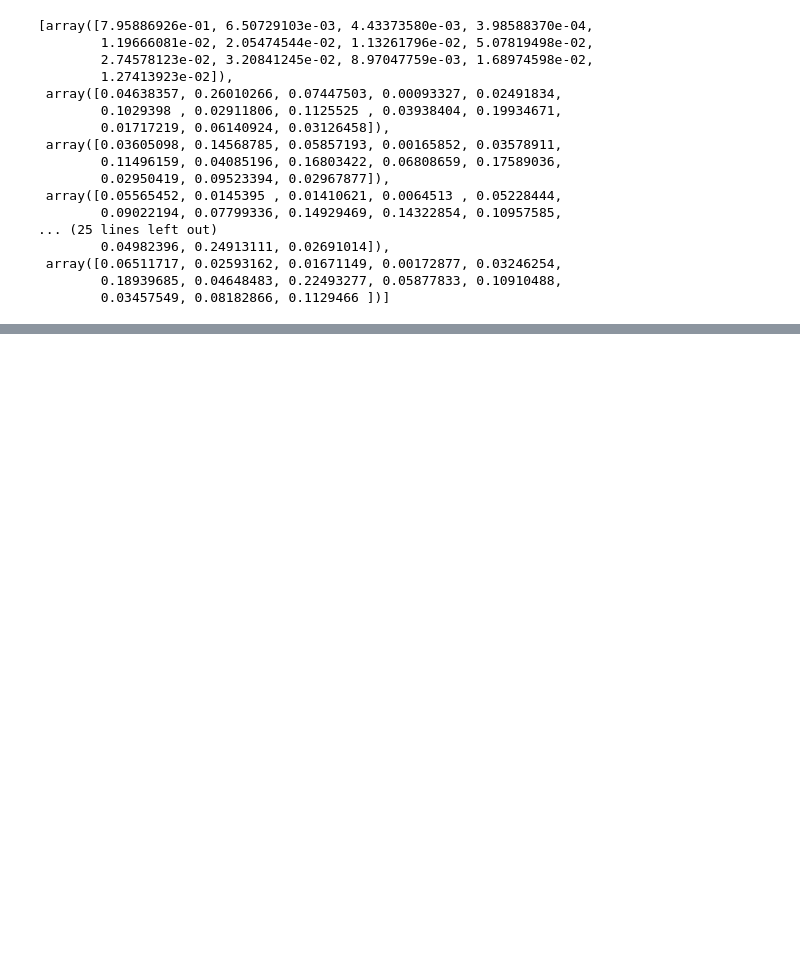
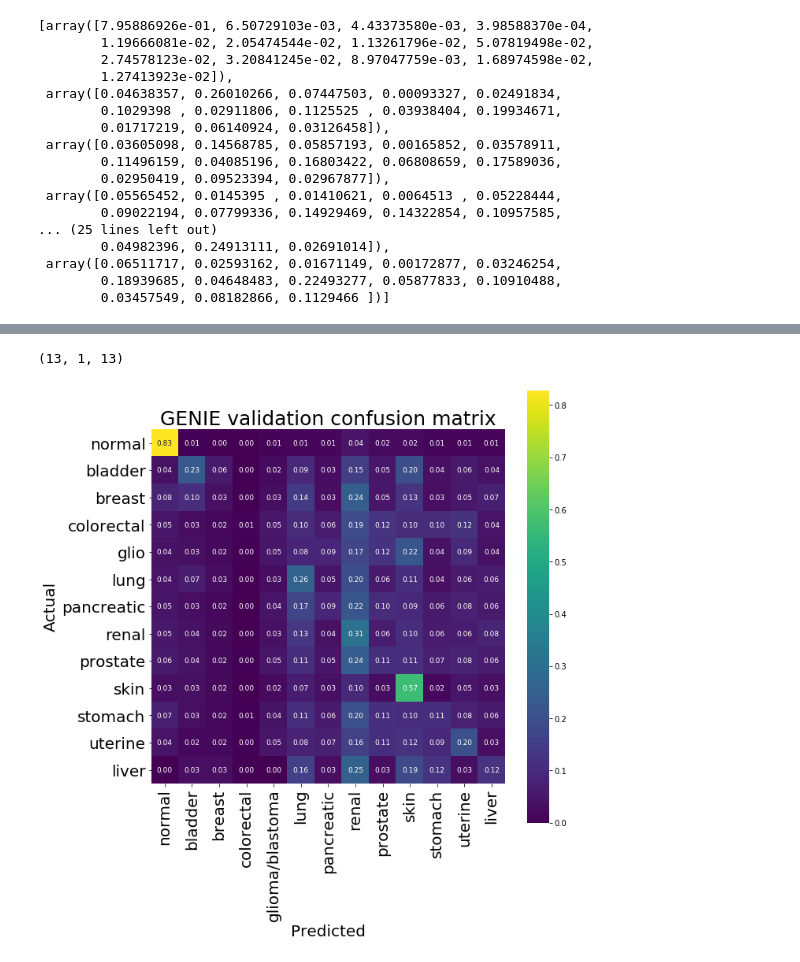
Before and after one commit to Beth526/metis_project_5, a Jupyter notebook: Simple_CNN.ipynb, the cells around one changed output, grey strips where cells are left out. Drawn from its saved outputs; the diff is of its cells as text; code cells hidden in the pictures; blank space fills up the shorter version.

```diff
--- a/Simple_CNN.ipynb
+++ b/Simple_CNN.ipynb
@@ -509,0 +909,5 @@ def print_stats(confusion_matrix):
+# %%
+for i in range(len(patient_data)):
+    patient_data[i] =pad_sequences(
+    patient_data[i], padding="pre",maxlen=100,
+)
@@ -509,0 +1023,42 @@ def print_stats(confusion_matrix):
+# %%
+plot_results=[]
+tissues=[]
+for k, v in dictionary_of_files.items():
+    seqs = convert_from_csv(v)
+    predictions = model.predict(seqs)
+    results = pd.Series(np.argmax(predictions,axis=1)).value_counts()
+    x=np.zeros(13)
+    for i in range(13):
+        if i in results.index:
+            x[i]=results.loc[i]/len(predictions)
+        else:
+            x[i]=0
+    x = x.reshape([-1,13])
+    plot_results.append(x)
+    tissues.append(k)
+# %%
+plot_results = np.array(plot_results)
+# %%
+plot_results.shape
+# %% [output]
+(13, 1, 13)
+# %%
+plot_results = plot_results.reshape(13,13)
+# %%
+
+
+plt.figure(figsize=(10,10))
+
+sns.heatmap(plot_results,square=True,cmap="viridis",annot=True,annot_kws={'size':9},xticklabels=['normal','bladder','breast','colorectal',\
+                                               'glioma/blastoma','lung','pancreatic','renal','prostate','skin','stomach','uterine','liver'],
+           yticklabels=tissues,fmt='.2f')
+
+plt.xticks(fontsize=20)
+plt.yticks(fontsize=20)
+plt.xlabel('Predicted', fontsize=20)
+plt.ylabel('Actual', fontsize=20)
+plt.title('GENIE validation confusion matrix', fontsize=25)
+plt.tight_layout()
+plt.savefig('GENIE_validation.jpg')
+# %% [output]
+[figure, added]
```
Also changed, not shown: parts of 123 cells of this notebook.
